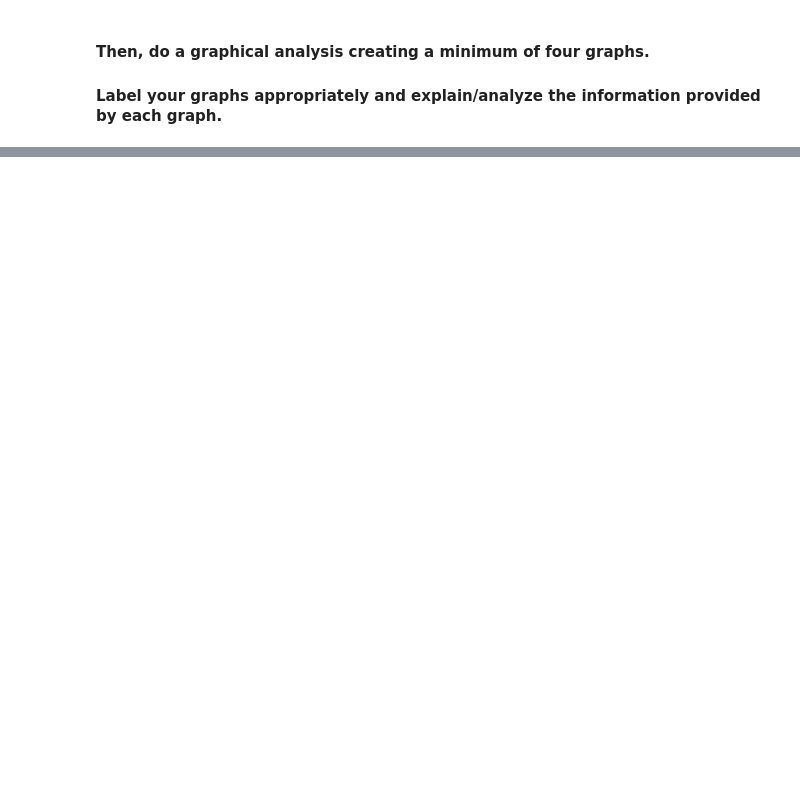
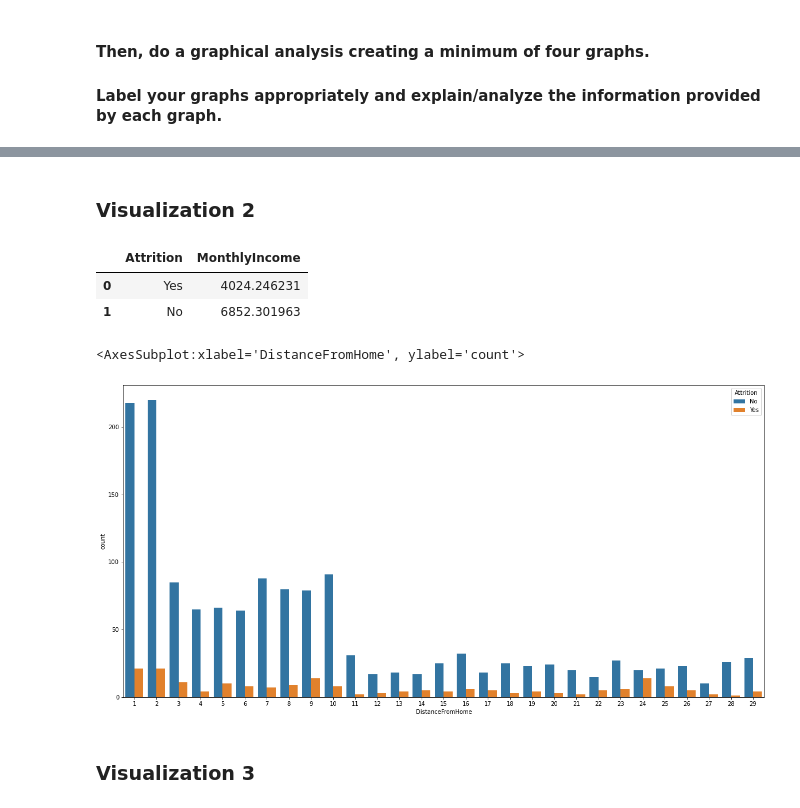
Before and after one commit to JoshuaShepard87/DSC550, a Jupyter notebook: JoshuaBurdenAssignment6-2.ipynb, the cells around one changed output, grey strips where cells are left out. Cells and saved outputs as stored; diff of their text form; code cells hidden in the pictures; blank space fills up the shorter version.

```diff
--- a/JoshuaBurdenAssignment6-2.ipynb
+++ b/JoshuaBurdenAssignment6-2.ipynb
@@ -44,0 +97,16 @@ data_df.head()
+# %% [markdown]
+### Visualization 2
+# %%
+data_df.groupby('Attrition')['MonthlyIncome'].mean().sort_values().reset_index()
+# %% [output]
+|  | Attrition | MonthlyIncome |
+| 0 | Yes | 4024.246231 |
+| 1 | No | 6852.301963 |
+# %%
+plt.figure(figsize=(20,10))
+sns.countplot(x='DistanceFromHome',hue='Attrition',data=data_df)
+# %% [output]
+<AxesSubplot:xlabel='DistanceFromHome', ylabel='count'>
+[figure, added]
+# %% [markdown]
+### Visualization 3
```
Also changed, not shown: parts of 26 cells of this notebook, 1 other file.
